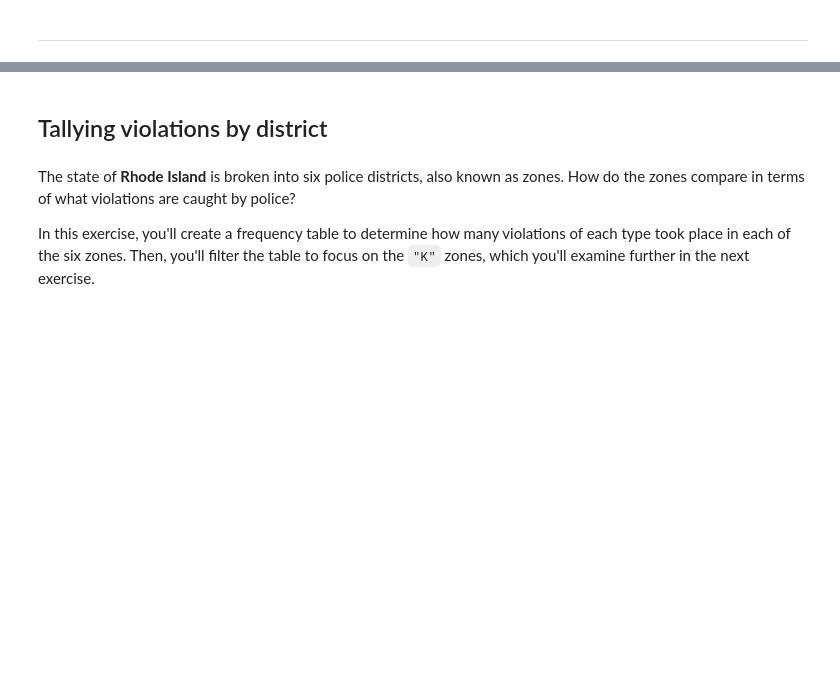
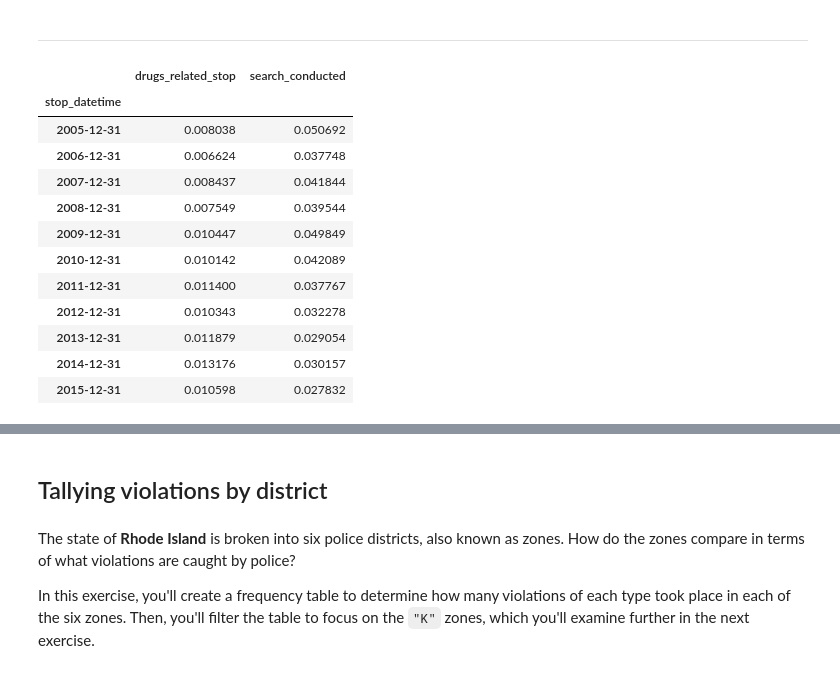
Before and after one commit to mehmetsar/DA_assignments, a Jupyter notebook: 03_visual_exploratory_data_analysis(Student).ipynb, the cells around one changed output, grey strips where cells are left out. Drawn from its saved outputs; the diff is of its cells as text; code cells hidden in the pictures; blank space fills up the shorter version.

```diff
--- a/03_visual_exploratory_data_analysis(Student).ipynb
+++ b/03_visual_exploratory_data_analysis(Student).ipynb
@@ -128,2 +145,19 @@ You can test this hypothesis by calculating the annual search rate, and then plo
 # %% [markdown]
 ***
+# %%
+annual = pd.concat([annual_drug_rate,annual_search_rate],axis = 1)
+annual
+# %% [output]
+|  | drugs_related_stop | search_conducted |
+| stop_datetime |  |  |
+| 2005-12-31 | 0.008038 | 0.050692 |
+| 2006-12-31 | 0.006624 | 0.037748 |
+| 2007-12-31 | 0.008437 | 0.041844 |
+| 2008-12-31 | 0.007549 | 0.039544 |
+| 2009-12-31 | 0.010447 | 0.049849 |
+| 2010-12-31 | 0.010142 | 0.042089 |
+| 2011-12-31 | 0.011400 | 0.037767 |
+| 2012-12-31 | 0.010343 | 0.032278 |
+| 2013-12-31 | 0.011879 | 0.029054 |
+| 2014-12-31 | 0.013176 | 0.030157 |
+| 2015-12-31 | 0.010598 | 0.027832 |
```
Also changed, not shown: parts of 3 cells of this notebook.
